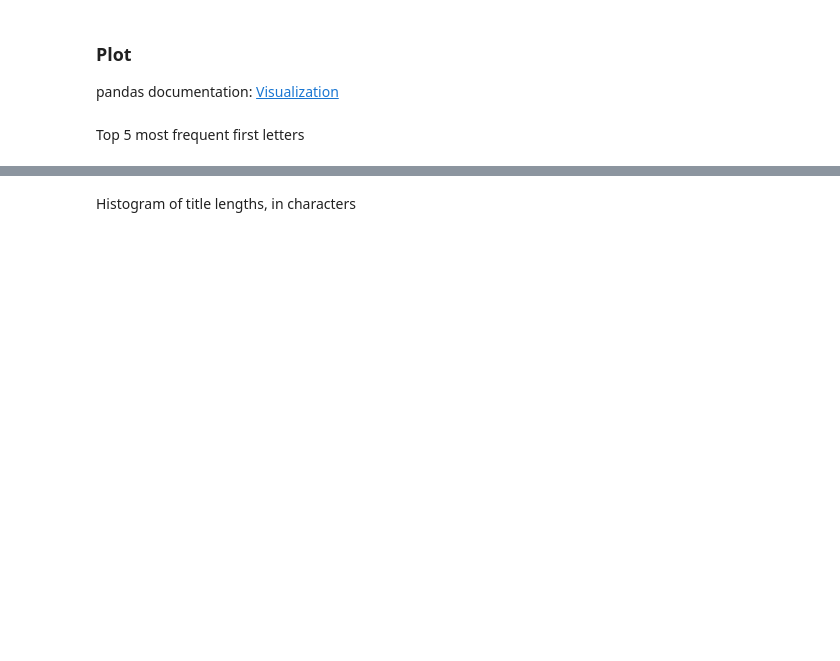
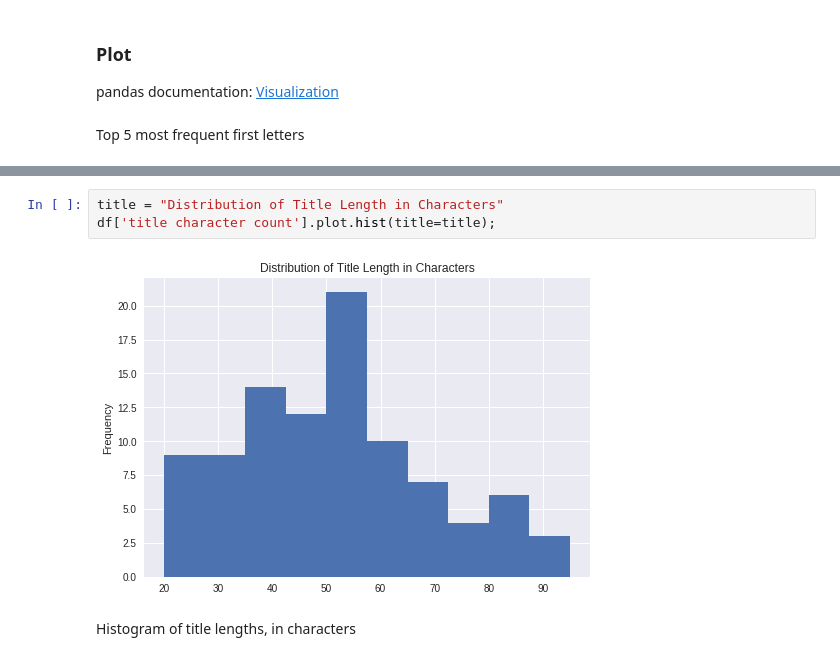
Before and after one commit to standroidbeta/DS-Unit-1-Sprint-2-Data-Wrangling, a Jupyter notebook: module1-scrape-and-process-data/LS_DS_121_Scrape_and_process_data.ipynb, the cells around one changed output, grey strips where cells are left out. Cells and saved outputs as stored; diff of their text form; blank space fills up the shorter version.

```diff
--- a/module1-scrape-and-process-data/LS_DS_121_Scrape_and_process_data.ipynb
+++ b/module1-scrape-and-process-data/LS_DS_121_Scrape_and_process_data.ipynb
@@ -94,2 +609,7 @@ Top 5 most frequent first letters
+# %%
+title = "Distribution of Title Length in Characters"
+df['title character count'].plot.hist(title=title);
+# %% [output]
+[figure, added]
 # %% [markdown]
 Histogram of title lengths, in characters
```
Also changed, not shown: parts of 73 cells of this notebook.
